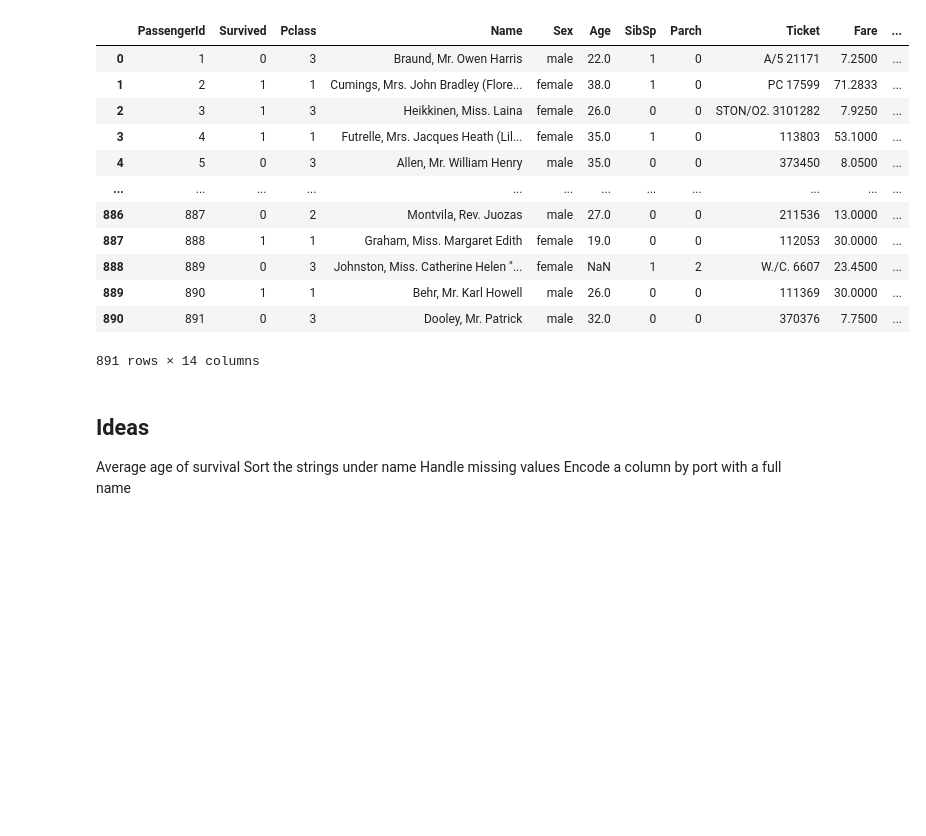
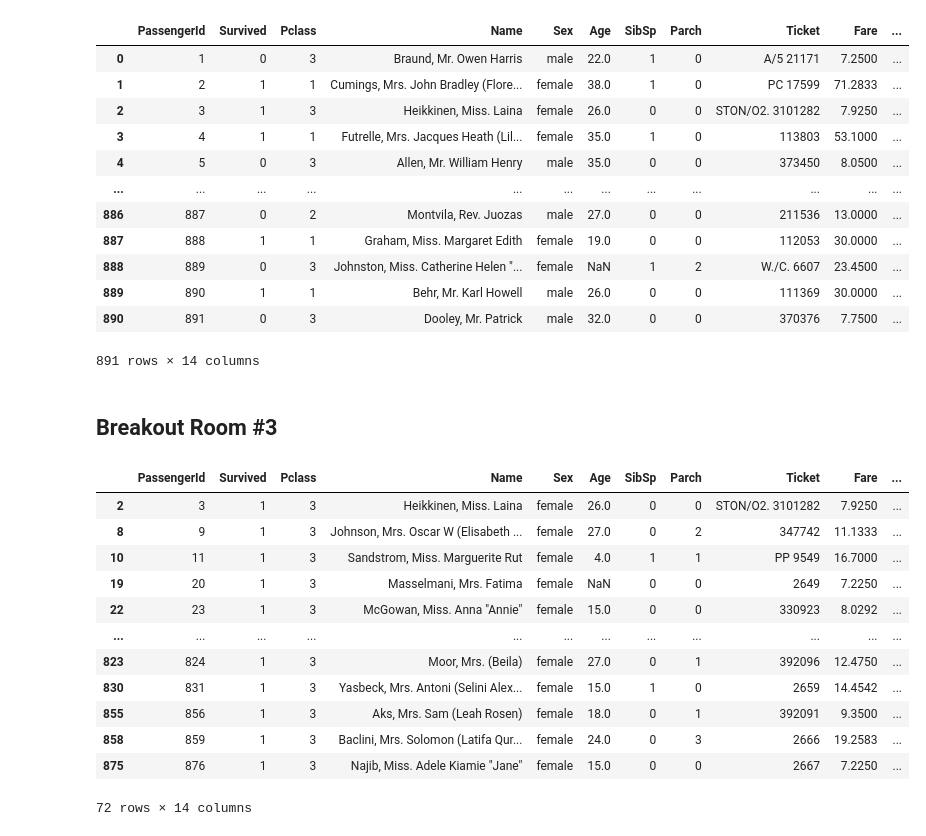
Before and after one commit to OnDigitalMarketing/MSBA-Python, a Jupyter notebook: 08_Pandas/08_Pandas_Class_Exercises.ipynb, the cells around one changed output. Drawn from its saved outputs; the diff is of its cells as text; code cells hidden in the pictures; blank space fills up the shorter version.

```diff
--- a/08_Pandas/08_Pandas_Class_Exercises.ipynb
+++ b/08_Pandas/08_Pandas_Class_Exercises.ipynb
@@ -536,9 +550,24 @@ passengers
 | 889 | 890 | 1 | 1 | Behr, Mr. Karl Howell | male | 26.0 | 0 | 0 | 111369 | 30.0000 | ... |
 | 890 | 891 | 0 | 3 | Dooley, Mr. Patrick | male | 32.0 | 0 | 0 | 370376 | 7.7500 | ... |
 891 rows × 14 columns
-# %% [markdown]
-## Ideas
-Average age of survival
-Sort the strings under name
-Handle missing values
-Encode a column by port with a full name
+# %% [markdown]
+## Breakout Room #3
+# %%
+# Create a dataframe to hold our conditionals for Class, Age, and Sex
+lucky_3rd_class = pd.DataFrame(passengers.loc[((passengers['Pclass'].isin([3])) & (passengers['Survived'] == 1) & (passengers['Sex'] == "female"))])
+
+lucky_3rd_class
+# %% [output]
+|  | PassengerId | Survived | Pclass | Name | Sex | Age | SibSp | Parch | Ticket | Fare | ... |
+| 2 | 3 | 1 | 3 | Heikkinen, Miss. Laina | female | 26.0 | 0 | 0 | STON/O2. 3101282 | 7.9250 | ... |
+| 8 | 9 | 1 | 3 | Johnson, Mrs. Oscar W (Elisabeth ... | female | 27.0 | 0 | 2 | 347742 | 11.1333 | ... |
+| 10 | 11 | 1 | 3 | Sandstrom, Miss. Marguerite Rut | female | 4.0 | 1 | 1 | PP 9549 | 16.7000 | ... |
+| 19 | 20 | 1 | 3 | Masselmani, Mrs. Fatima | female | NaN | 0 | 0 | 2649 | 7.2250 | ... |
+| 22 | 23 | 1 | 3 | McGowan, Miss. Anna "Annie" | female | 15.0 | 0 | 0 | 330923 | 8.0292 | ... |
+| ... | ... | ... | ... | ... | ... | ... | ... | ... | ... | ... | ... |
+| 823 | 824 | 1 | 3 | Moor, Mrs. (Beila) | female | 27.0 | 0 | 1 | 392096 | 12.4750 | ... |
+| 830 | 831 | 1 | 3 | Yasbeck, Mrs. Antoni (Selini Alex... | female | 15.0 | 1 | 0 | 2659 | 14.4542 | ... |
+| 855 | 856 | 1 | 3 | Aks, Mrs. Sam (Leah Rosen) | female | 18.0 | 0 | 1 | 392091 | 9.3500 | ... |
+| 858 | 859 | 1 | 3 | Baclini, Mrs. Solomon (Latifa Qur... | female | 24.0 | 0 | 3 | 2666 | 19.2583 | ... |
+| 875 | 876 | 1 | 3 | Najib, Miss. Adele Kiamie "Jane" | female | 15.0 | 0 | 0 | 2667 | 7.2250 | ... |
+72 rows × 14 columns
```
Also changed, not shown: parts of 9 cells of this notebook, 3 other files.
